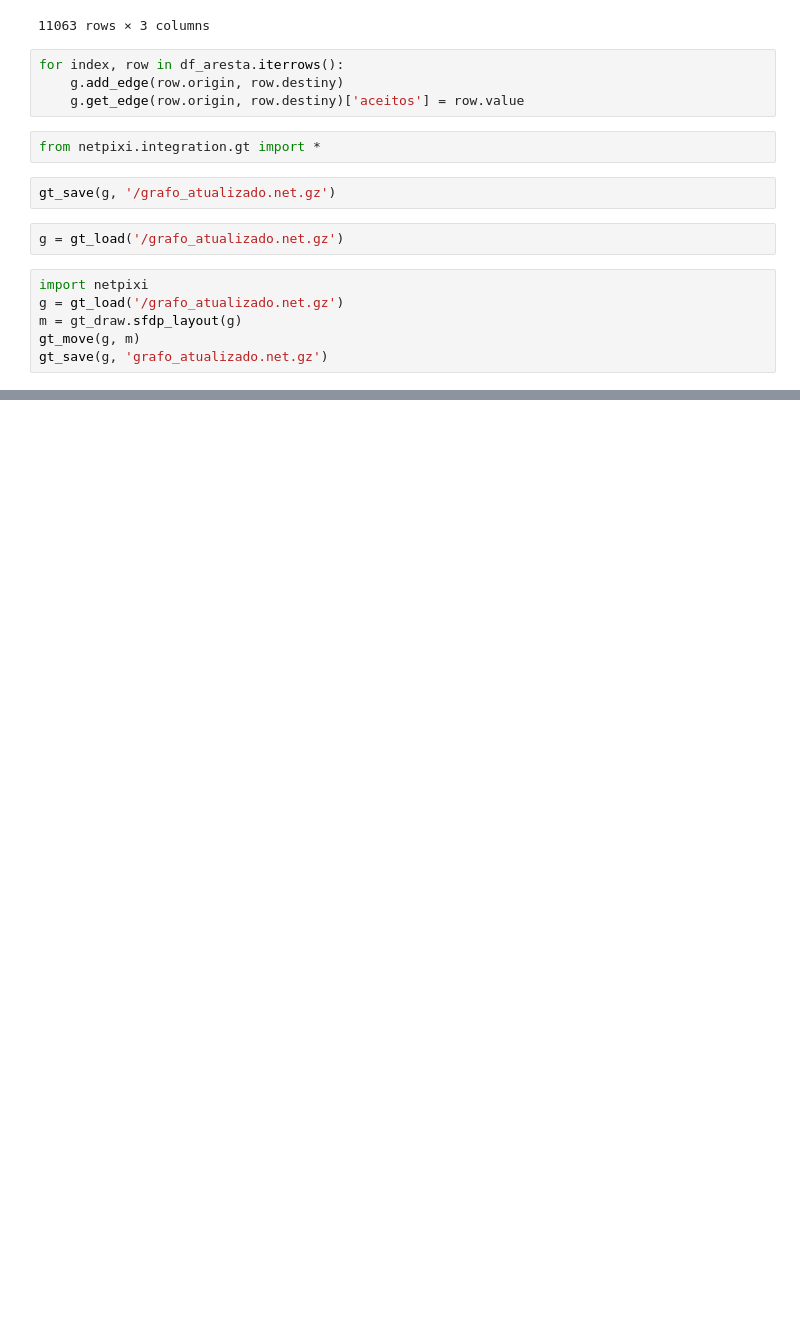
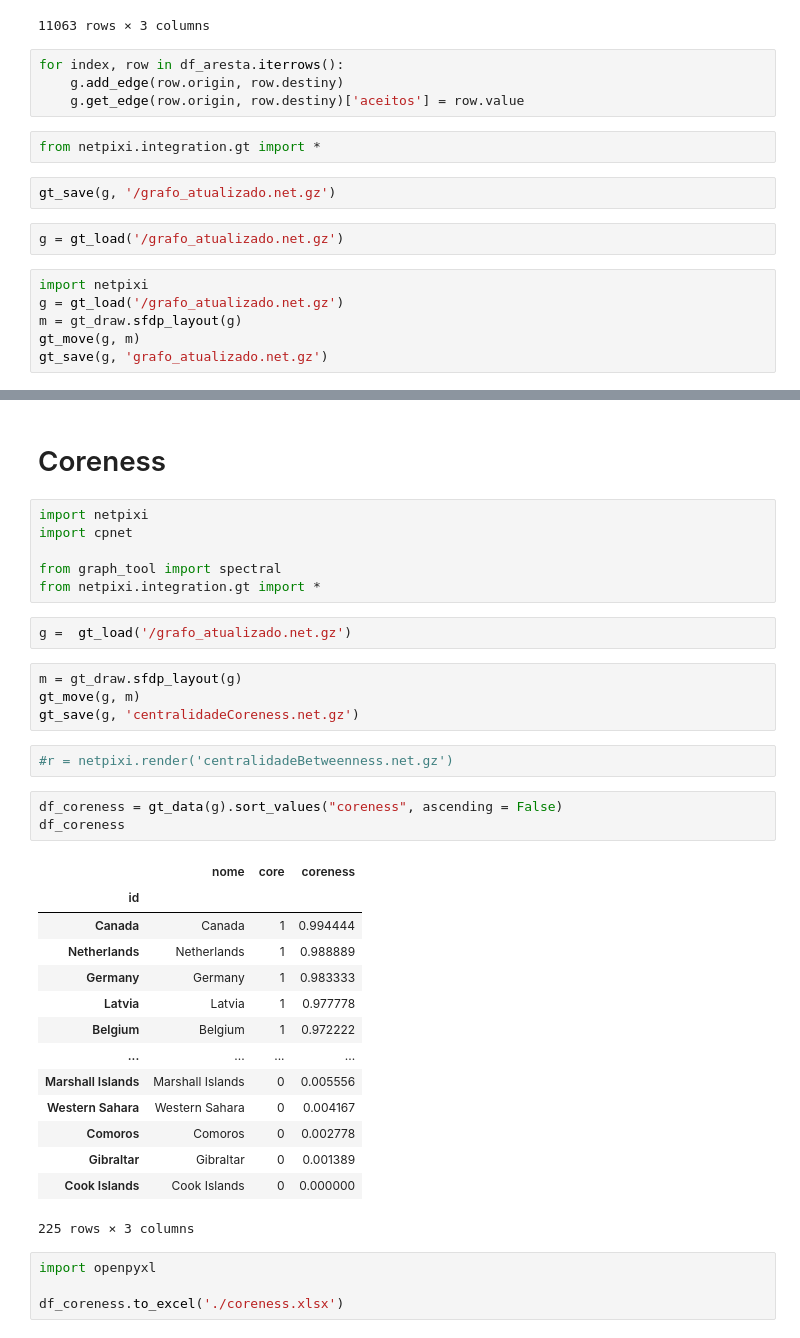
Before and after one commit to Lihsayuri/Projeto-RedesSoc, a Jupyter notebook: Projeto-rascunho/Projeto-Refugiados.ipynb, the cells around one changed output, grey strips where cells are left out. Drawn from its saved outputs; the diff is of its cells as text; blank space fills up the shorter version.

```diff
--- a/Projeto-rascunho/Projeto-Refugiados.ipynb
+++ b/Projeto-rascunho/Projeto-Refugiados.ipynb
@@ -201,0 +244,38 @@ r.vertex('Malaysia', color=0xff0000, size=20)
+# %% [markdown]
+# Coreness
+# %%
+import netpixi
+import cpnet
+
+from graph_tool import spectral
+from netpixi.integration.gt import *
+# %%
+g =  gt_load('/grafo_atualizado.net.gz')
+# %%
+m = gt_draw.sfdp_layout(g)
+gt_move(g, m)
+gt_save(g, 'centralidadeCoreness.net.gz')
+# %%
+#r = netpixi.render('centralidadeBetweenness.net.gz')
+# %%
+df_coreness = gt_data(g).sort_values("coreness", ascending = False)
+df_coreness
+# %% [output]
+|  | nome | core | coreness |
+| id |  |  |  |
+| Canada | Canada | 1 | 0.994444 |
+| Netherlands | Netherlands | 1 | 0.988889 |
+| Germany | Germany | 1 | 0.983333 |
+| Latvia | Latvia | 1 | 0.977778 |
+| Belgium | Belgium | 1 | 0.972222 |
+| ... | ... | ... | ... |
+| Marshall Islands | Marshall Islands | 0 | 0.005556 |
+| Western Sahara | Western Sahara | 0 | 0.004167 |
+| Comoros | Comoros | 0 | 0.002778 |
+| Gibraltar | Gibraltar | 0 | 0.001389 |
+| Cook Islands | Cook Islands | 0 | 0.000000 |
+225 rows × 3 columns
+# %%
+import openpyxl
+
+df_coreness.to_excel('./coreness.xlsx')
```
Also changed, not shown: parts of 18 cells of this notebook, 17 other files.
